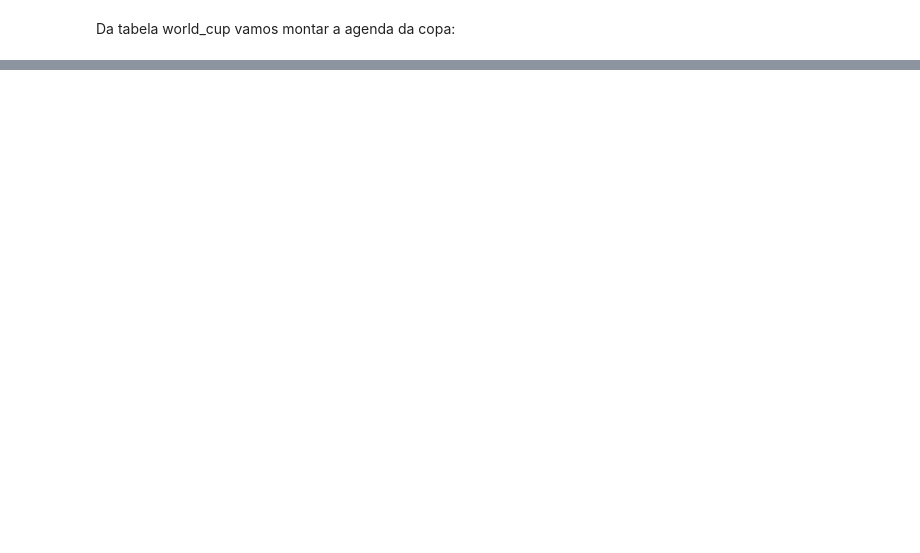
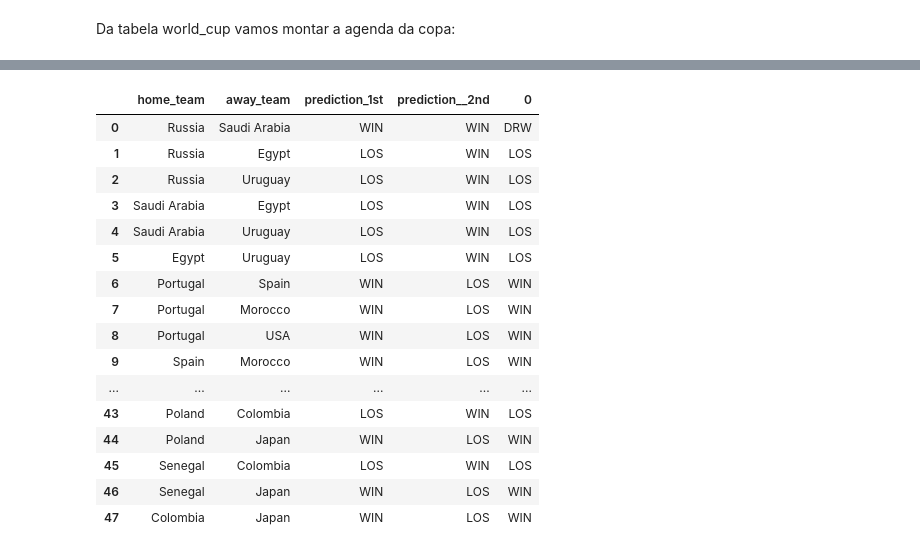
Before and after one commit to hugolouzada/DigitalTwinWorldCup, a Jupyter notebook: DTWorldCup.ipynb, the cells around one changed output, grey strips where cells are left out. Cells and saved outputs as stored; diff of their text form; code cells hidden in the pictures; blank space fills up the shorter version.

Commit message:
last prediction

```diff
--- a/DTWorldCup.ipynb
+++ b/DTWorldCup.ipynb
@@ -848,0 +954,3 @@ for group, teams in world_cup.groupby(by='Group',sort=True):
+# %%
+wc_features_2nd = pd.DataFrame(features_list_2nd_orient)
+wc_features_2nd[['home_team','away_team','last_year_avg','last_year_avg_away']].head(5)
@@ -848,0 +964,3 @@ for group, teams in world_cup.groupby(by='Group',sort=True):
+# %%
+target_pred_1st = pd.DataFrame(lr_dt.predict(wc_features_1st[variables]),columns=['prediction_1st'])
+target_pred_1st.head(5)
@@ -848,0 +974,3 @@ for group, teams in world_cup.groupby(by='Group',sort=True):
+# %%
+target_pred_2nd = pd.DataFrame(lr_dt.predict(wc_features_2nd[variables]),columns=['prediction__2nd'])
+target_pred_2nd.head(5)
@@ -848,0 +984,23 @@ for group, teams in world_cup.groupby(by='Group',sort=True):
+# %%
+target_pred = pd.concat([target_pred_1st,target_pred_2nd], axis=1)\
+                .apply(lambda row : 'DRW' if row['prediction_1st']==row['prediction__2nd'] else row['prediction_1st'], axis=1)
+# %%
+pd.concat([wc_features[['home_team','away_team']],target_pred_1st,target_pred_2nd,target_pred],axis=1)
+# %% [output]
+|  | home_team | away_team | prediction_1st | prediction__2nd | 0 |
+| 0 | Russia | Saudi Arabia | WIN | WIN | DRW |
+| 1 | Russia | Egypt | LOS | WIN | LOS |
+| 2 | Russia | Uruguay | LOS | WIN | LOS |
+| 3 | Saudi Arabia | Egypt | LOS | WIN | LOS |
+| 4 | Saudi Arabia | Uruguay | LOS | WIN | LOS |
+| 5 | Egypt | Uruguay | LOS | WIN | LOS |
+| 6 | Portugal | Spain | WIN | LOS | WIN |
+| 7 | Portugal | Morocco | WIN | LOS | WIN |
+| 8 | Portugal | USA | WIN | LOS | WIN |
+| 9 | Spain | Morocco | WIN | LOS | WIN |
+| ... | ... | ... | ... | ... | ... |
+| 43 | Poland | Colombia | LOS | WIN | LOS |
+| 44 | Poland | Japan | WIN | LOS | WIN |
+| 45 | Senegal | Colombia | LOS | WIN | LOS |
+| 46 | Senegal | Japan | WIN | LOS | WIN |
+| 47 | Colombia | Japan | WIN | LOS | WIN |
```
Also changed, not shown: parts of 15 cells of this notebook.
